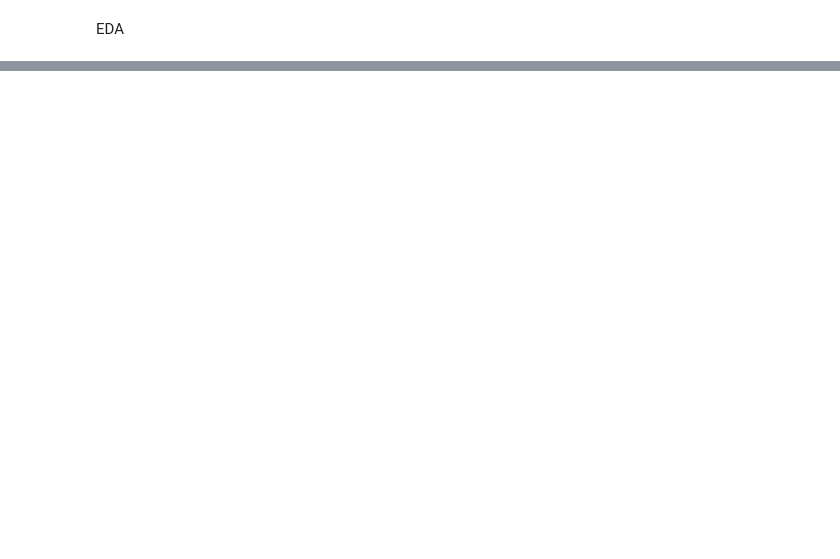
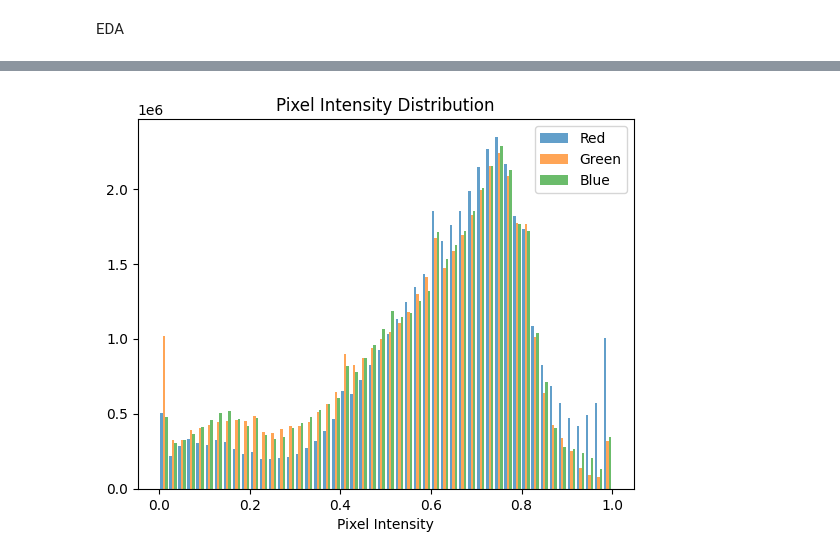
Before and after one commit to bhushanbkt/Fabric_Defect_Detection, a Jupyter notebook: Fabric_Defect_Detection.ipynb, the cells around one changed output, grey strips where cells are left out. Drawn from its saved outputs; the diff is of its cells as text; code cells hidden in the pictures; blank space fills up the shorter version.

```diff
--- a/Fabric_Defect_Detection.ipynb
+++ b/Fabric_Defect_Detection.ipynb
@@ -35,2 +55,21 @@ Downloading fabric-stain-dataset.zip to /content
+# %%
+# Example usage:
+defective_images, defective_labels = load_images_from_folder("/content/drive/MyDrive/Dataset/Fabric_img/stain", label=1)
+clean_images_defect_free, clean_labels_defect_free = load_images_from_folder("/content/drive/MyDrive/Dataset/Fabric_img/defect_free", label=0)
+
+# Combine data from both folders
+all_images = np.concatenate([defective_images, clean_images_defect_free], axis=0)
+all_labels = np.concatenate([defective_labels, clean_labels_defect_free], axis=0)
+
+# Shuffle data
+indices = np.arange(len(all_images))
+np.random.shuffle(indices)
+all_images = all_images[indices]
+all_labels = all_labels[indices]
+
+# Split into training and validation sets
+split = int(0.8 * len(all_images))
+train_images, val_images = all_images[:split], all_images[split:]
+train_labels, val_labels = all_labels[:split], all_labels[split:]
 # %% [markdown]
 EDA
@@ -368,0 +100,16 @@ tf.__version__
+# %%
+# Shuffle data
+indices = np.arange(len(all_images))
+np.random.shuffle(indices)
+shuffled_images = all_images[indices]
+shuffled_labels = all_labels[indices]
+# %%
+# Visualize pixel intensity distribution
+pixel_intensities = shuffled_images.reshape(-1, 3)
+plt.hist(pixel_intensities, bins=50, alpha=0.7, label=["Red", "Green", "Blue"])
+plt.title("Pixel Intensity Distribution")
+plt.xlabel("Pixel Intensity")
+plt.legend()
+plt.show()
+# %% [output]
+[figure, added]
```
Also changed, not shown: parts of 50 cells of this notebook.
